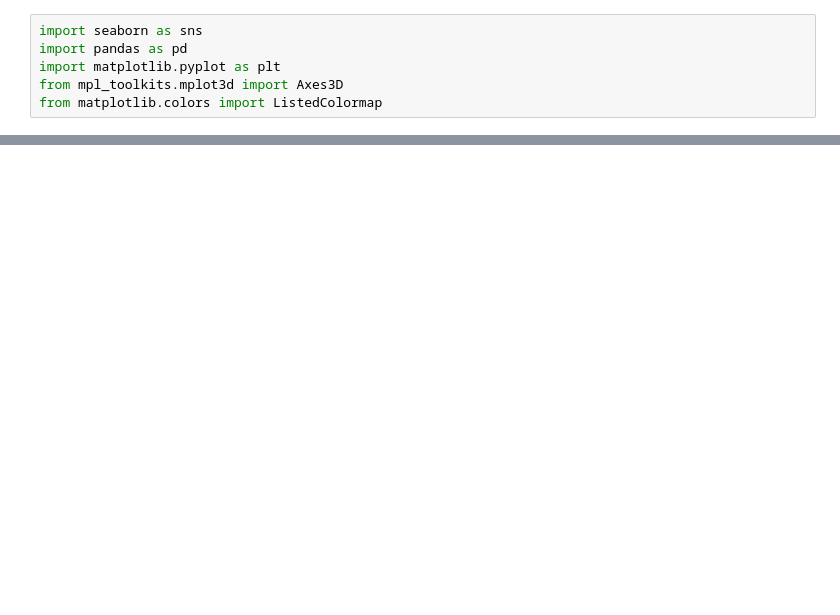
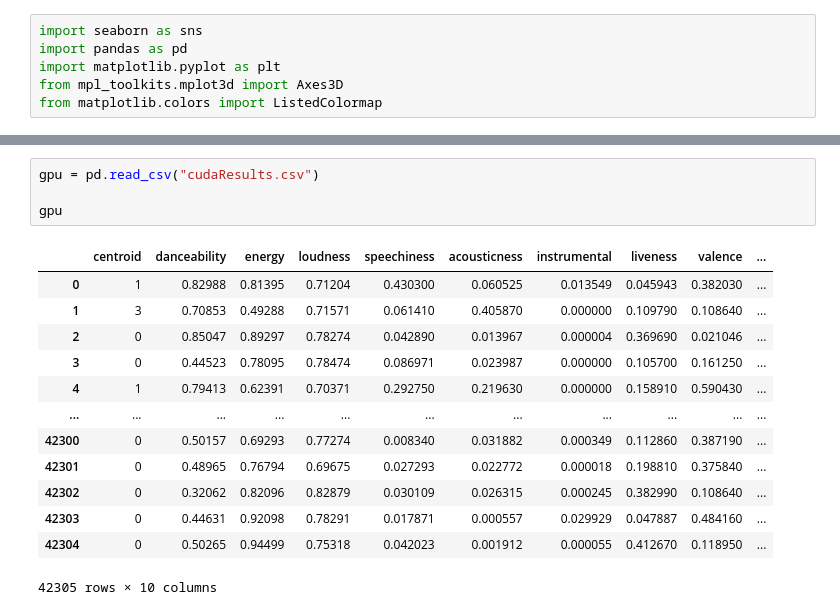
Before and after one commit to carter-bailey/cs5030-project, a Jupyter notebook: visualize.ipynb, the cells around one changed output, grey strips where cells are left out. Drawn from its saved outputs; the diff is of its cells as text; blank space fills up the shorter version.

Commit message:
pushing the working cuda code

```diff
--- a/visualize.ipynb
+++ b/visualize.ipynb
@@ -86,0 +87,18 @@ plt.legend(*sc.legend_elements(), bbox_to_anchor=(1.05, 1), loc=2)
+# %%
+gpu = pd.read_csv("cudaResults.csv")
+
+gpu
+# %% [output]
+|  | centroid | danceability | energy | loudness | speechiness | acousticness | instrumental | liveness | valence | ... |
+| 0 | 1 | 0.82988 | 0.81395 | 0.71204 | 0.430300 | 0.060525 | 0.013549 | 0.045943 | 0.382030 | ... |
+| 1 | 3 | 0.70853 | 0.49288 | 0.71571 | 0.061410 | 0.405870 | 0.000000 | 0.109790 | 0.108640 | ... |
+| 2 | 0 | 0.85047 | 0.89297 | 0.78274 | 0.042890 | 0.013967 | 0.000004 | 0.369690 | 0.021046 | ... |
+| 3 | 0 | 0.44523 | 0.78095 | 0.78474 | 0.086971 | 0.023987 | 0.000000 | 0.105700 | 0.161250 | ... |
+| 4 | 1 | 0.79413 | 0.62391 | 0.70371 | 0.292750 | 0.219630 | 0.000000 | 0.158910 | 0.590430 | ... |
+| ... | ... | ... | ... | ... | ... | ... | ... | ... | ... | ... |
+| 42300 | 0 | 0.50157 | 0.69293 | 0.77274 | 0.008340 | 0.031882 | 0.000349 | 0.112860 | 0.387190 | ... |
+| 42301 | 0 | 0.48965 | 0.76794 | 0.69675 | 0.027293 | 0.022772 | 0.000018 | 0.198810 | 0.375840 | ... |
+| 42302 | 0 | 0.32062 | 0.82096 | 0.82879 | 0.030109 | 0.026315 | 0.000245 | 0.382990 | 0.108640 | ... |
+| 42303 | 0 | 0.44631 | 0.92098 | 0.78291 | 0.017871 | 0.000557 | 0.029929 | 0.047887 | 0.484160 | ... |
+| 42304 | 0 | 0.50265 | 0.94499 | 0.75318 | 0.042023 | 0.001912 | 0.000055 | 0.412670 | 0.118950 | ... |
+42305 rows × 10 columns
```
Also changed, not shown: parts of 5 cells of this notebook, 7 other files.
